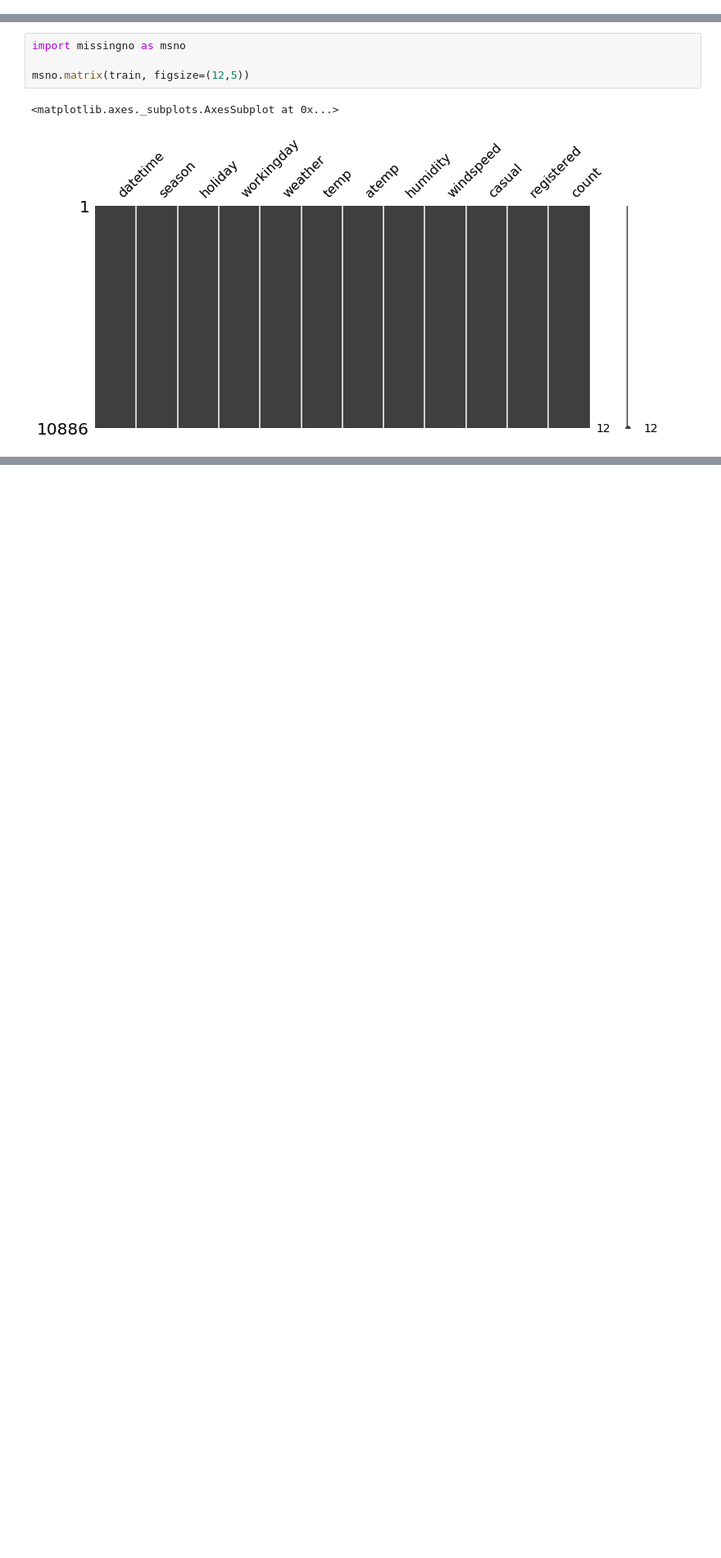
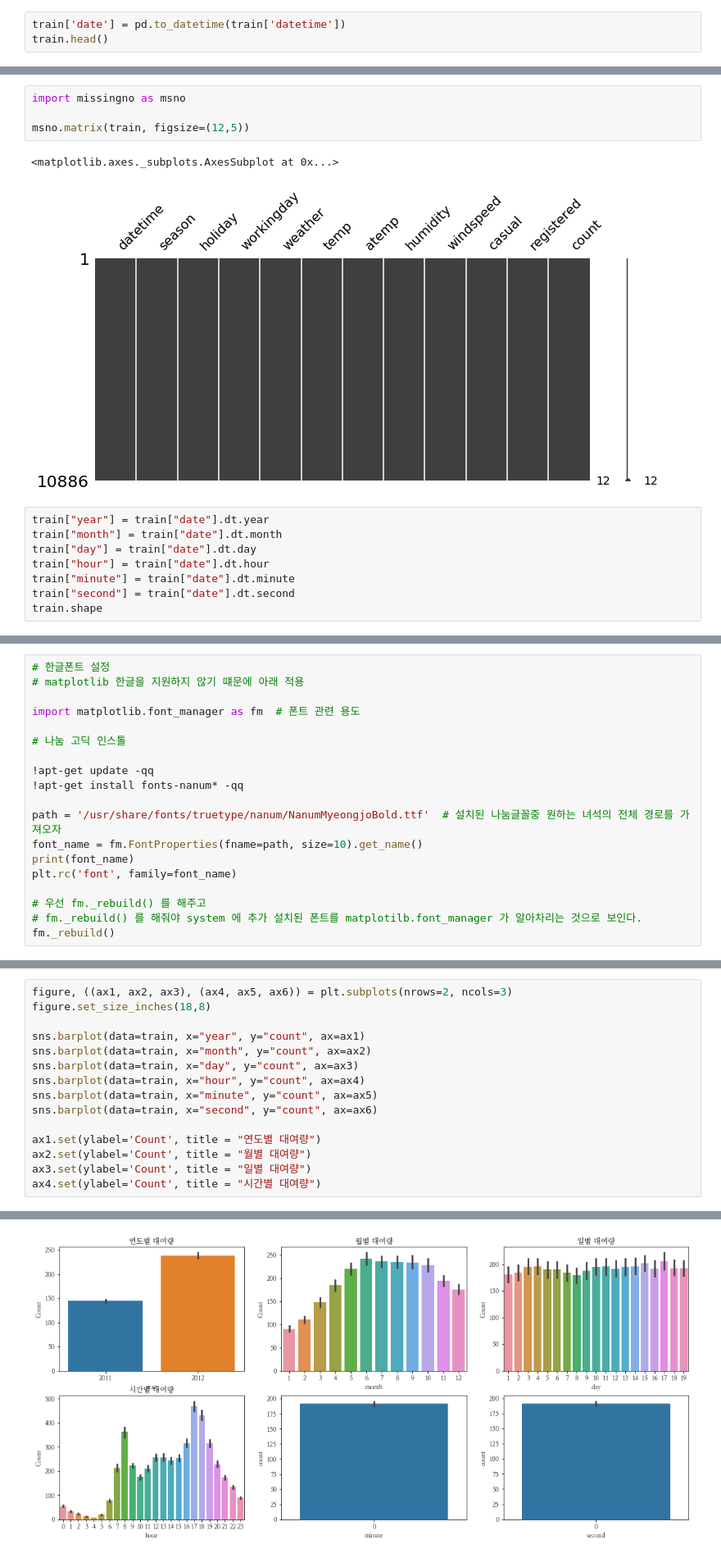
Before and after one commit to jihyunjeongme/data-analysis-kaggle, a Jupyter notebook: Kaggle_Bike_sharing_demand.ipynb, the cells around one changed output, grey strips where cells are left out. Shown: that part at 82% size. Saved outputs shown, nothing was run; the diff lists cells and outputs as text; blank space fills up the shorter version.

```diff
--- a/Kaggle_Bike_sharing_demand.ipynb
+++ b/Kaggle_Bike_sharing_demand.ipynb
@@ -126,3 +126,6 @@ train.head()
 | 2 | 2011-01-01 02:00:00 | 1 | 0 | 0 | 1 | 9.02 | 13.635 | 80 | 0.0 | 5 | ... |
 | 3 | 2011-01-01 03:00:00 | 1 | 0 | 0 | 1 | 9.84 | 14.395 | 75 | 0.0 | 3 | ... |
 | 4 | 2011-01-01 04:00:00 | 1 | 0 | 0 | 1 | 9.84 | 14.395 | 75 | 0.0 | 0 | ... |
+# %%
+train['date'] = pd.to_datetime(train['datetime'])
+train.head()
@@ -165,3 +175,11 @@ msno.matrix(train, figsize=(12,5))
 # %% [output]
 <matplotlib.axes._subplots.AxesSubplot at 0x...>
 [figure]
+# %%
+train["year"] = train["date"].dt.year
+train["month"] = train["date"].dt.month
+train["day"] = train["date"].dt.day
+train["hour"] = train["date"].dt.hour
+train["minute"] = train["date"].dt.minute
+train["second"] = train["date"].dt.second
+train.shape
@@ -169,0 +197,19 @@ train["year"]
+# %%
+# 한글폰트 설정
+# matplotlib 한글을 지원하지 않기 떄문에 아래 적용
+
+import matplotlib.font_manager as fm  # 폰트 관련 용도
+
+# 나눔 고딕 인스톨
+
+!apt-get update -qq
+!apt-get install fonts-nanum* -qq
+
+path = '/usr/share/fonts/truetype/nanum/NanumMyeongjoBold.ttf'  # 설치된 나눔글꼴중 원하는 녀석의 전체 경로를 가져오자
+font_name = fm.FontProperties(fname=path, size=10).get_name()
+print(font_name)
+plt.rc('font', family=font_name)
+
+# 우선 fm._rebuild() 를 해주고
+# fm._rebuild() 를 해줘야 system 에 추가 설치된 폰트를 matplotilb.font_manager 가 알아차리는 것으로 보인다.
+fm._rebuild()
@@ -169,0 +236,16 @@ train["year"]
+# %%
+figure, ((ax1, ax2, ax3), (ax4, ax5, ax6)) = plt.subplots(nrows=2, ncols=3)
+figure.set_size_inches(18,8)
+
+sns.barplot(data=train, x="year", y="count", ax=ax1)
+sns.barplot(data=train, x="month", y="count", ax=ax2)
+sns.barplot(data=train, x="day", y="count", ax=ax3)
+sns.barplot(data=train, x="hour", y="count", ax=ax4)
+sns.barplot(data=train, x="minute", y="count", ax=ax5)
+sns.barplot(data=train, x="second", y="count", ax=ax6)
+
+ax1.set(ylabel='Count', title = "연도별 대여량")
+ax2.set(ylabel='Count', title = "월별 대여량")
+ax3.set(ylabel='Count', title = "일별 대여량")
+ax4.set(ylabel='Count', title = "시간별 대여량")
+# %% [output]
@@ -169,0 +253 @@ train["year"]
+[figure, added]
```
Also changed, not shown: parts of 5 cells of this notebook.
